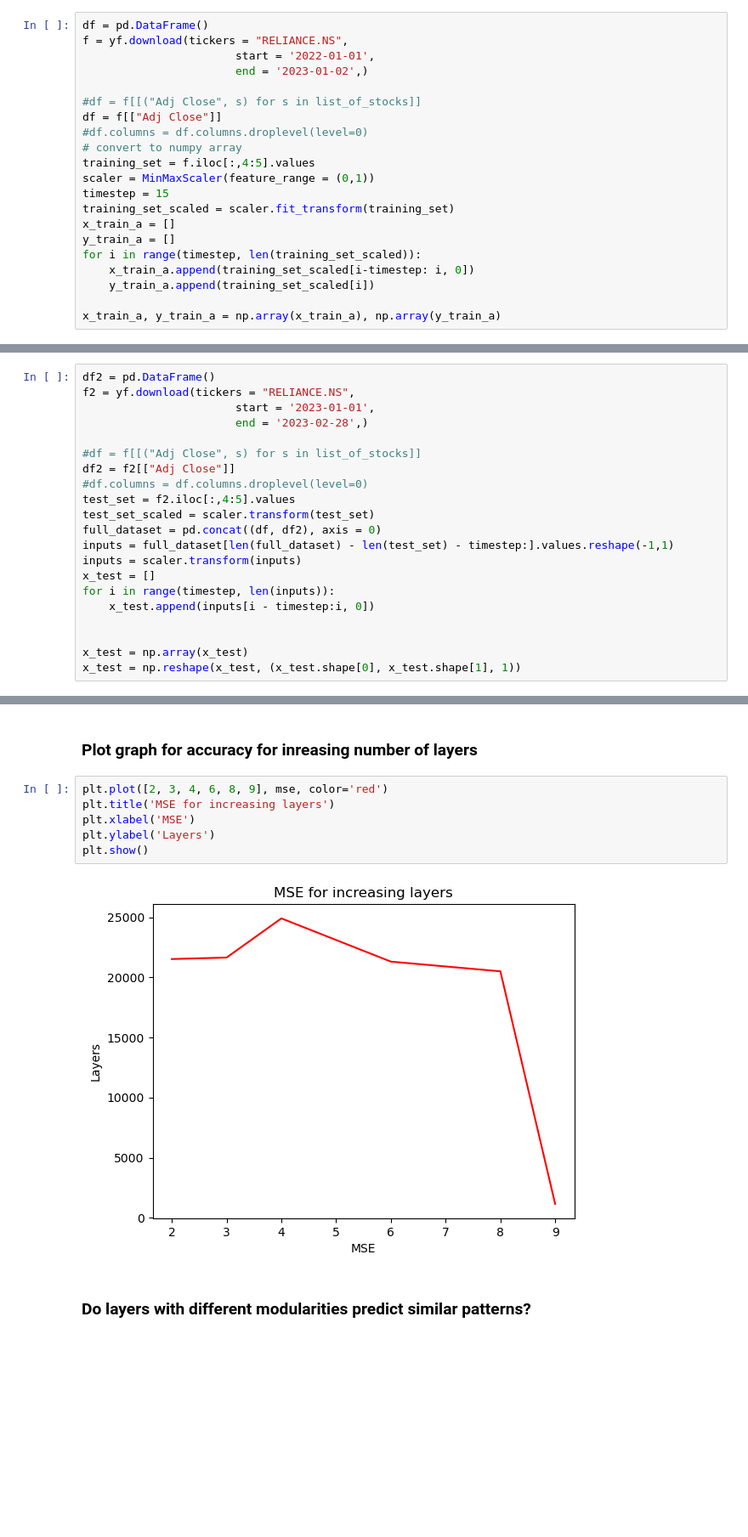
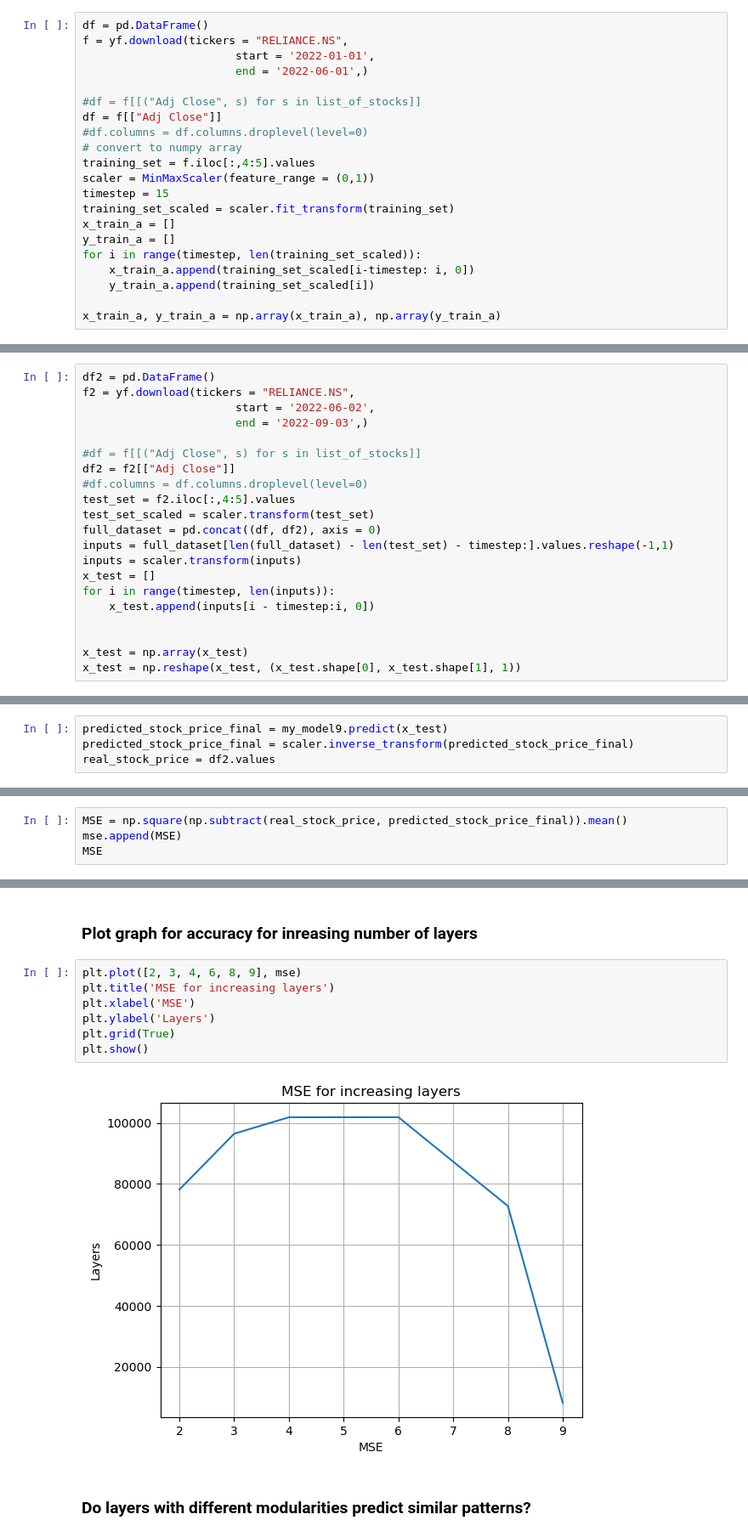
Before and after one commit to Snehbhandari/Thesis-Work, a Jupyter notebook: analyzing_redundant_layers.ipynb, the cells around one changed output, grey strips where cells are left out. Shown at 85% size. Saved outputs shown, nothing was run; the diff lists cells and outputs as text; blank space fills up the shorter version.

```diff
--- a/analyzing_redundant_layers.ipynb
+++ b/analyzing_redundant_layers.ipynb
@@ -19,7 +19,7 @@ import seaborn as sns
 df = pd.DataFrame()
 f = yf.download(tickers = "RELIANCE.NS",
                        start = '2022-01-01',
-                       end = '2023-01-02',)
+                       end = '2022-06-01',)
 
 #df = f[[("Adj Close", s) for s in list_of_stocks]]
 df = f[["Adj Close"]]
@@ -41,8 +41,8 @@ x_train_a, y_train_a = np.array(x_train_a), np.array(y_train_a)
 # %%
 df2 = pd.DataFrame()
 f2 = yf.download(tickers = "RELIANCE.NS",
-                       start = '2023-01-01',
-                       end = '2023-02-28',)
+                       start = '2022-06-02',
+                       end = '2022-09-03',)
 
 #df = f[[("Adj Close", s) for s in list_of_stocks]]
 df2 = f2[["Adj Close"]]
@@ -557,3 +582,7 @@ my_model9.layers[14].set_weights(weights[14])
 my_model9.layers[16].set_weights(weights[16])
 my_model9.layers[18].set_weights(weights[18])
 my_model9.layers[20].set_weights(weights[20])
+# %%
+predicted_stock_price_final = my_model9.predict(x_test)
+predicted_stock_price_final = scaler.inverse_transform(predicted_stock_price_final)
+real_stock_price = df2.values
@@ -559,0 +602,4 @@ my_model9.layers[20].set_weights(weights[20])
+# %%
+MSE = np.square(np.subtract(real_stock_price, predicted_stock_price_final)).mean()
+mse.append(MSE)
+MSE
@@ -583,12 +626,13 @@ MSE
 # %% [markdown]
 ### Plot graph for accuracy for inreasing number of layers
 # %%
-plt.plot([2, 3, 4, 6, 8, 9], mse, color='red')
+plt.plot([2, 3, 4, 6, 8, 9], mse)
 plt.title('MSE for increasing layers')
 plt.xlabel('MSE')
 plt.ylabel('Layers')
+plt.grid(True)
 plt.show()
 # %% [output]
-[figure, old version]
+[figure, new version]
 # %% [markdown]
 ### Do layers with different modularities predict similar patterns?
```
Also changed, not shown: parts of 58 cells of this notebook.
